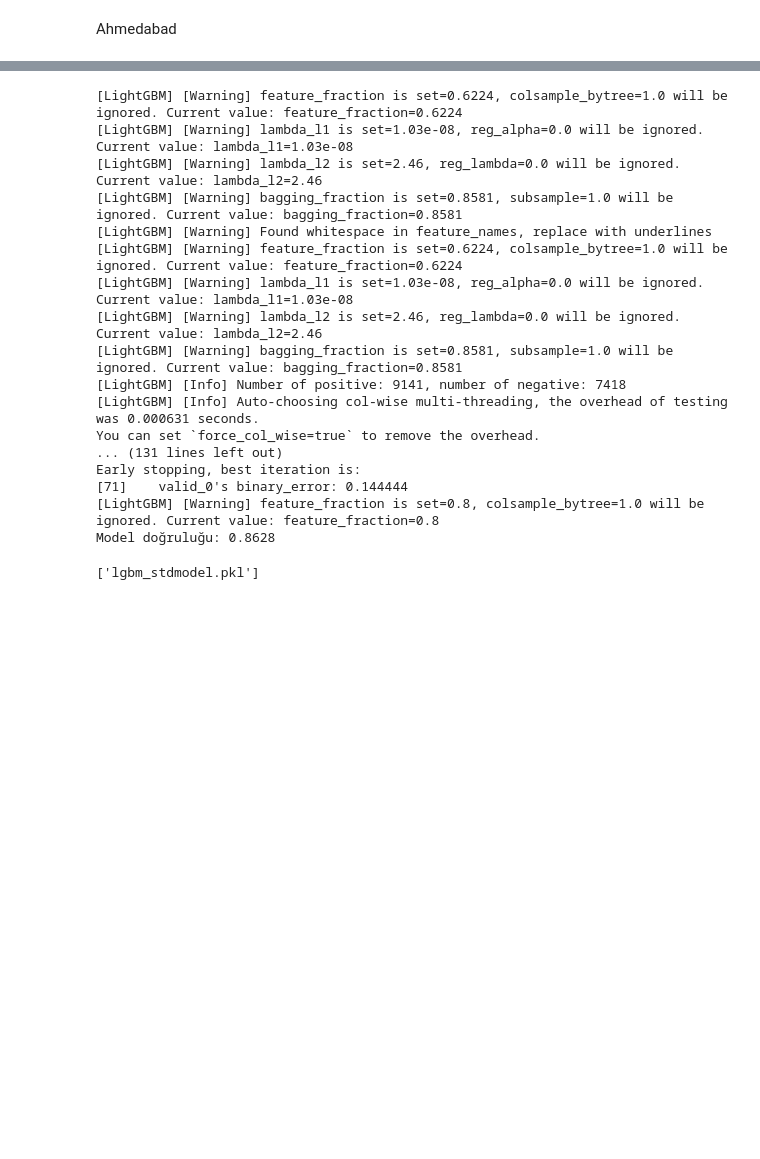
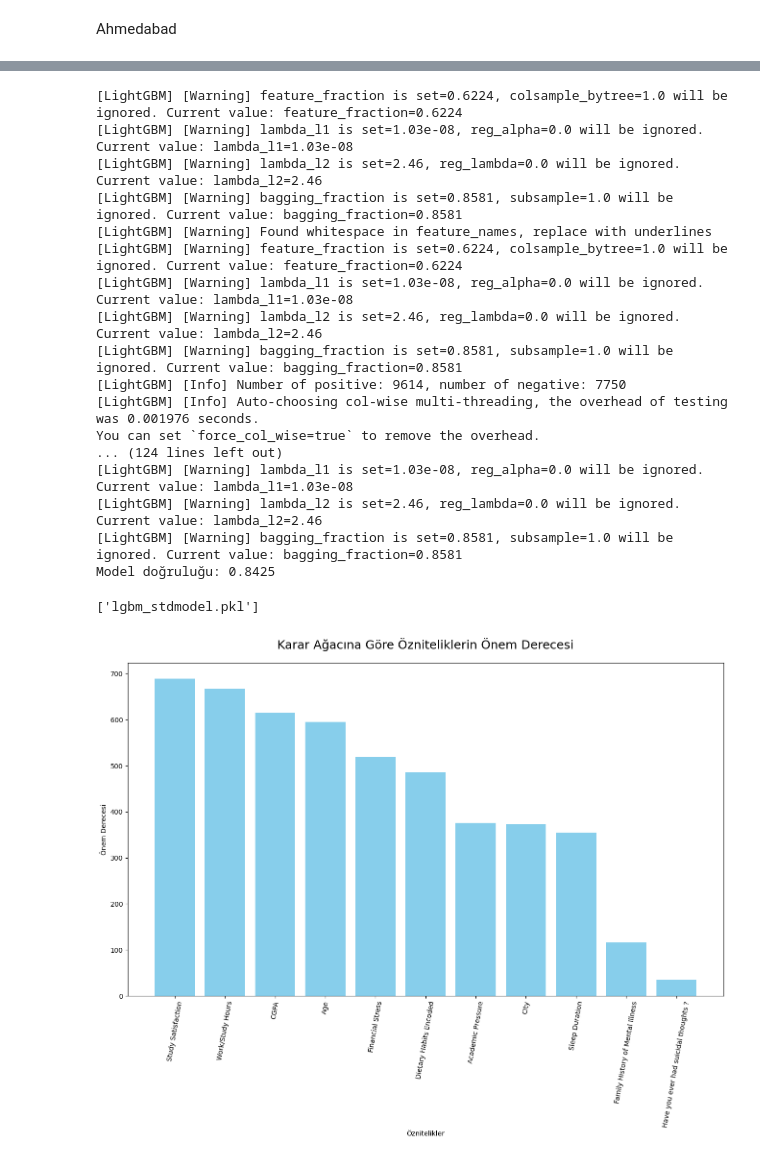
Before and after one commit to mutuceng/depression-risk-classification, a Jupyter notebook: Backend/ML/data_prep_taze (1).ipynb, the cells around one changed output, grey strips where cells are left out. Cells and saved outputs as stored; diff of their text form; code cells hidden in the pictures; blank space fills up the shorter version.

```diff
--- a/Backend/ML/data_prep_taze (1).ipynb
+++ b/Backend/ML/data_prep_taze (1).ipynb
@@ -1606,9 +1597,6 @@ from sklearn.metrics import accuracy_score
 from sklearn.model_selection import train_test_split
 from lightgbm import early_stopping
 
-# Verinizi yükleyin (X, y)
-# X ve y yerine kendi veri kümenizi kullanın
-# X, y = ...
 
 # Eğitim ve test verilerine ayırma
 X_train, X_test, y_train, y_test = train_test_split(X, y, test_size=0.2, random_state=42)
@@ -1638,7 +1626,7 @@ callbacks = [early_stopping(stopping_rounds=50)]
 lgbm_stdmodel.fit(X_train, y_train, eval_set=[(X_test, y_test)], eval_metric='binary_error', callbacks=callbacks)
 
 # Tahminlerin yapılması
-y_pred = model.predict(X_test)
+y_pred = lgbm_stdmodel.predict(X_test)
 
 # Doğruluk oranının hesaplanması
 accuracy = accuracy_score(y_test, y_pred)
@@ -1656,12 +1644,32 @@ joblib.dump(lgbm_stdmodel, 'lgbm_stdmodel.pkl')
 [LightGBM] [Warning] lambda_l1 is set=1.03e-08, reg_alpha=0.0 will be ignored. Current value: lambda_l1=1.03e-08
 [LightGBM] [Warning] lambda_l2 is set=2.46, reg_lambda=0.0 will be ignored. Current value: lambda_l2=2.46
 [LightGBM] [Warning] bagging_fraction is set=0.8581, subsample=1.0 will be ignored. Current value: bagging_fraction=0.8581
-[LightGBM] [Info] Number of positive: 9141, number of negative: 7418
-[LightGBM] [Info] Auto-choosing col-wise multi-threading, the overhead of testing was 0.000631 seconds.
+[LightGBM] [Info] Number of positive: 9614, number of negative: 7750
+[LightGBM] [Info] Auto-choosing col-wise multi-threading, the overhead of testing was 0.001976 seconds.
 You can set `force_col_wise=true` to remove the overhead.
-... (131 lines left out)
-Early stopping, best iteration is:
-[71]    valid_0's binary_error: 0.144444
-[LightGBM] [Warning] feature_fraction is set=0.8, colsample_bytree=1.0 will be ignored. Current value: feature_fraction=0.8
-Model doğruluğu: 0.8628
+... (124 lines left out)
+[LightGBM] [Warning] lambda_l1 is set=1.03e-08, reg_alpha=0.0 will be ignored. Current value: lambda_l1=1.03e-08
+[LightGBM] [Warning] lambda_l2 is set=2.46, reg_lambda=0.0 will be ignored. Current value: lambda_l2=2.46
+[LightGBM] [Warning] bagging_fraction is set=0.8581, subsample=1.0 will be ignored. Current value: bagging_fraction=0.8581
+Model doğruluğu: 0.8425
 ['lgbm_stdmodel.pkl']
+# %%
+# Özellik önem derecelerini modelden al
+feature_importances = lgbm_stdmodel.feature_importances_  # Trained model's feature importances
+columns = X_train.columns  # Eğitim veri setindeki özellik adları
+
+# En önemli 11 özelliği seç
+sorted_indices = np.argsort(feature_importances)[::-1][:11]
+sorted_importances = feature_importances[sorted_indices]
+sorted_features = np.array(columns)[sorted_indices]
+
+# Görselleştirme
+plt.figure(figsize=(16, 9))
+plt.title("Karar Ağacına Göre Özniteliklerin Önem Derecesi", y=1.03, size=18)
+plt.bar(range(len(sorted_features)), sorted_importances, color="skyblue", align="center")
+plt.xticks(range(len(sorted_features)), sorted_features, rotation=80)
+plt.xlabel("Öznitelikler")
+plt.ylabel("Önem Derecesi")
+plt.show()
+# %% [output]
+[figure, added]
```
Also changed, not shown: parts of 65 cells of this notebook, 5 other files.
